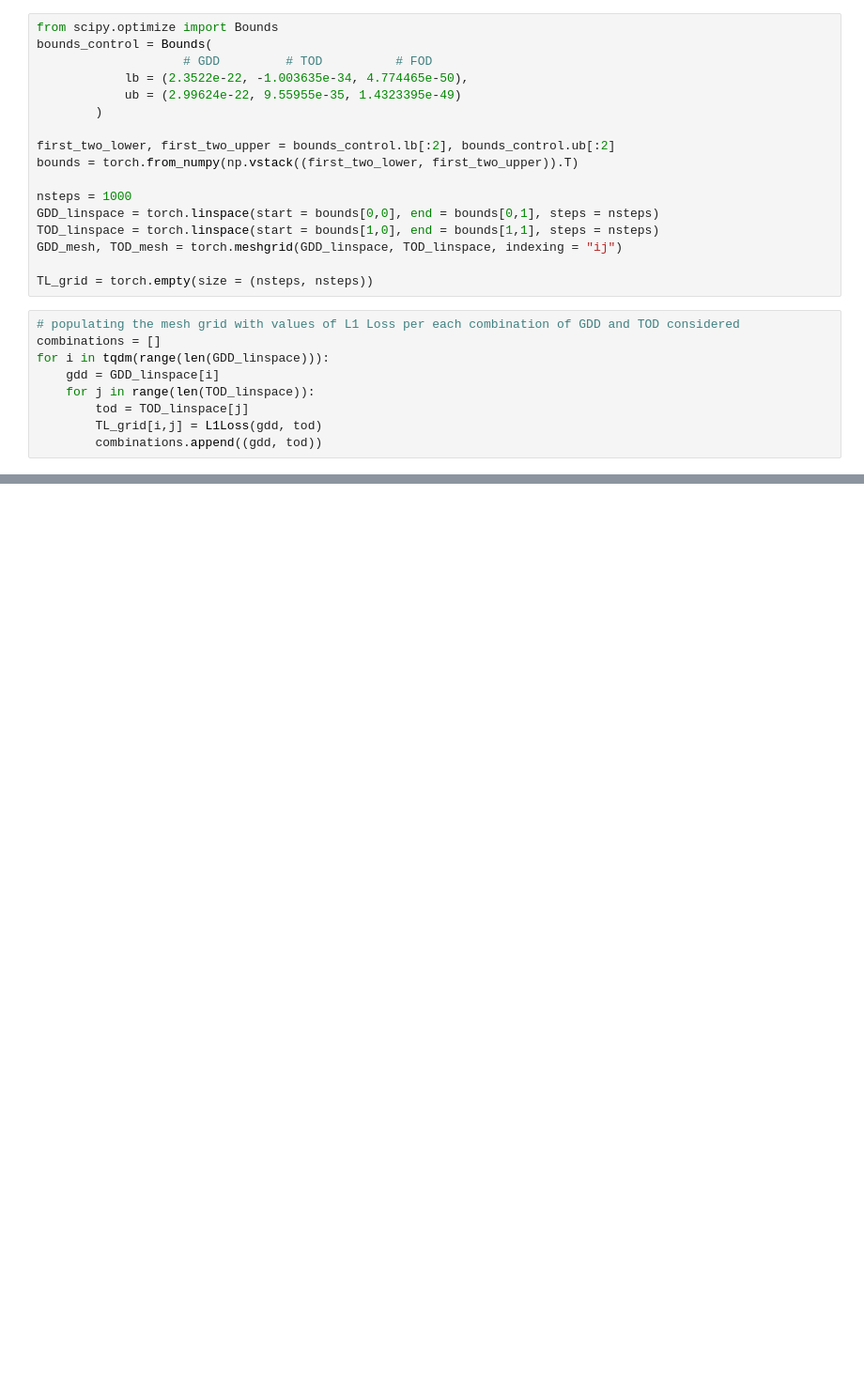
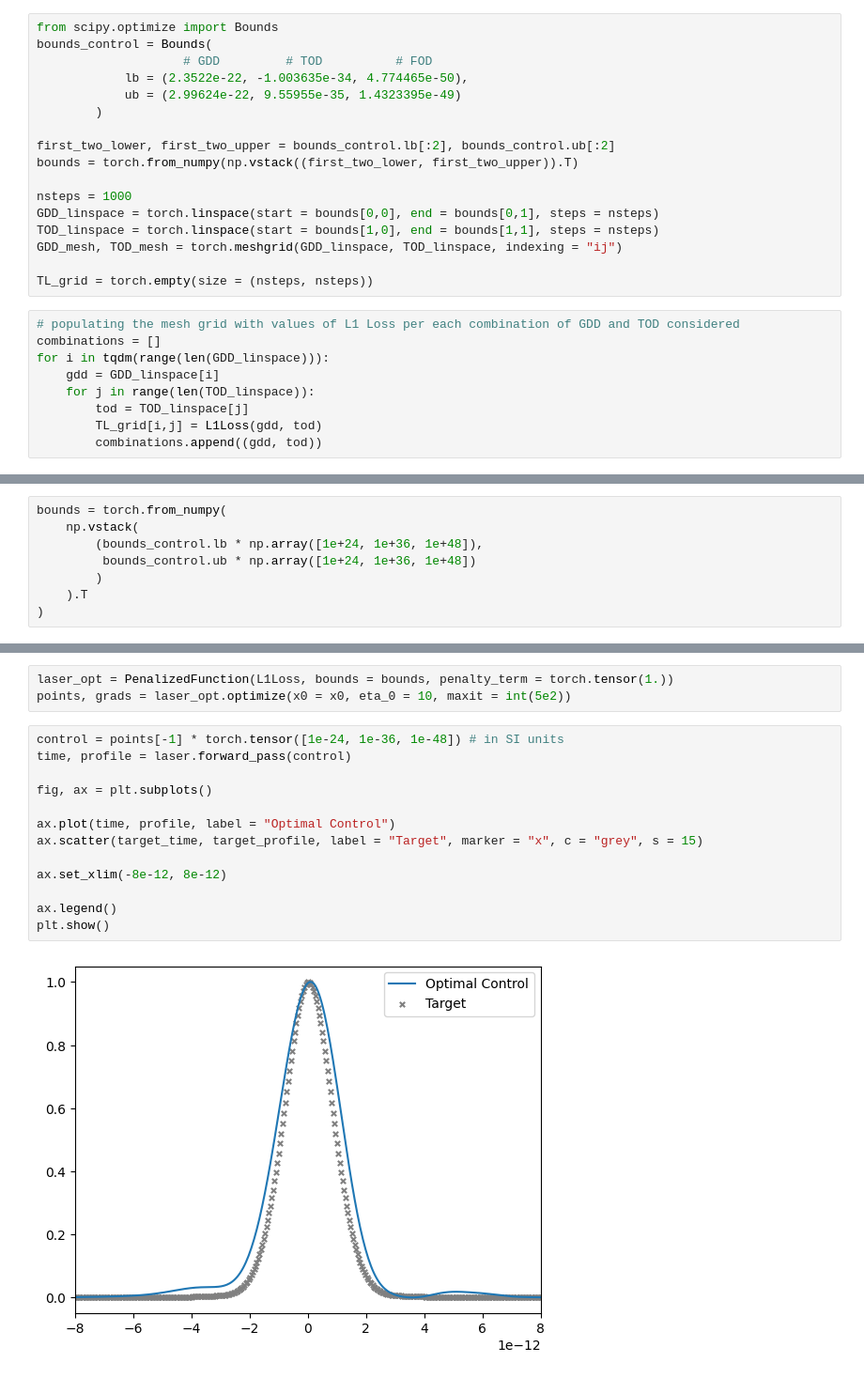
Before and after one commit to fracapuano/TempoRL, a Jupyter notebook: notebooks/GradientBasedOptimisation/optimisation.ipynb, the cells around one changed output, grey strips where cells are left out. Shown at 94% size. Saved outputs shown, nothing was run; the diff lists cells and outputs as text; blank space fills up the shorter version.

Commit message:
optimisation process using adagrad algorithm and control in ps^2, ps^3 and ps^4 due to issues of numerical stability

```diff
--- a/notebooks/GradientBasedOptimisation/optimisation.ipynb
+++ b/notebooks/GradientBasedOptimisation/optimisation.ipynb
@@ -161,0 +170,8 @@ def adagrad(
+# %%
+bounds = torch.from_numpy(
+    np.vstack(
+        (bounds_control.lb * np.array([1e+24, 1e+36, 1e+48]),
+         bounds_control.ub * np.array([1e+24, 1e+36, 1e+48])
+        )
+    ).T
+)
@@ -161,0 +277,18 @@ def adagrad(
+# %%
+laser_opt = PenalizedFunction(L1Loss, bounds = bounds, penalty_term = torch.tensor(1.))
+points, grads = laser_opt.optimize(x0 = x0, eta_0 = 10, maxit = int(5e2))
+# %%
+control = points[-1] * torch.tensor([1e-24, 1e-36, 1e-48]) # in SI units
+time, profile = laser.forward_pass(control)
+
+fig, ax = plt.subplots()
+
+ax.plot(time, profile, label = "Optimal Control")
+ax.scatter(target_time, target_profile, label = "Target", marker = "x", c = "grey", s = 15)
+
+ax.set_xlim(-8e-12, 8e-12)
+
+ax.legend()
+plt.show()
+# %% [output]
+[figure, added]
```
Also changed, not shown: parts of 6 cells of this notebook.
